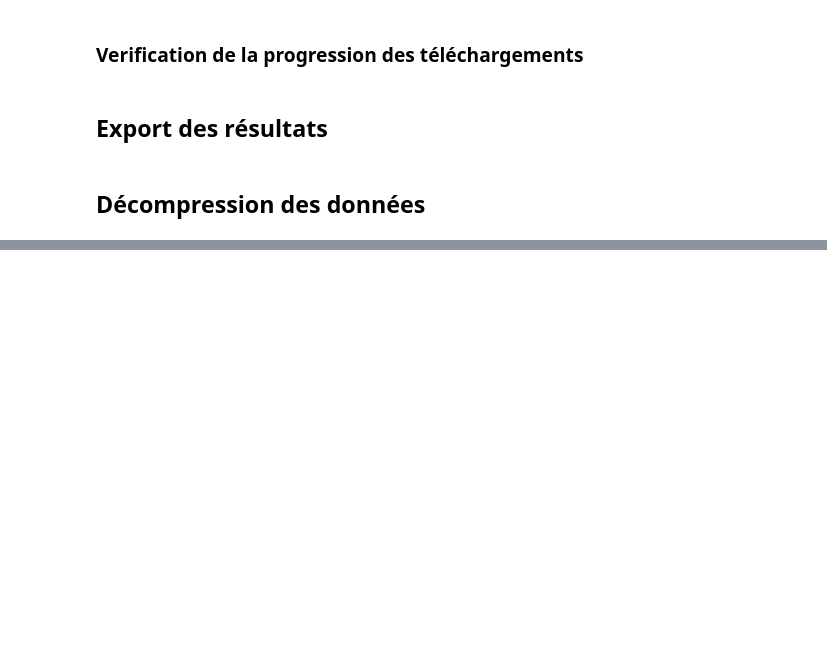
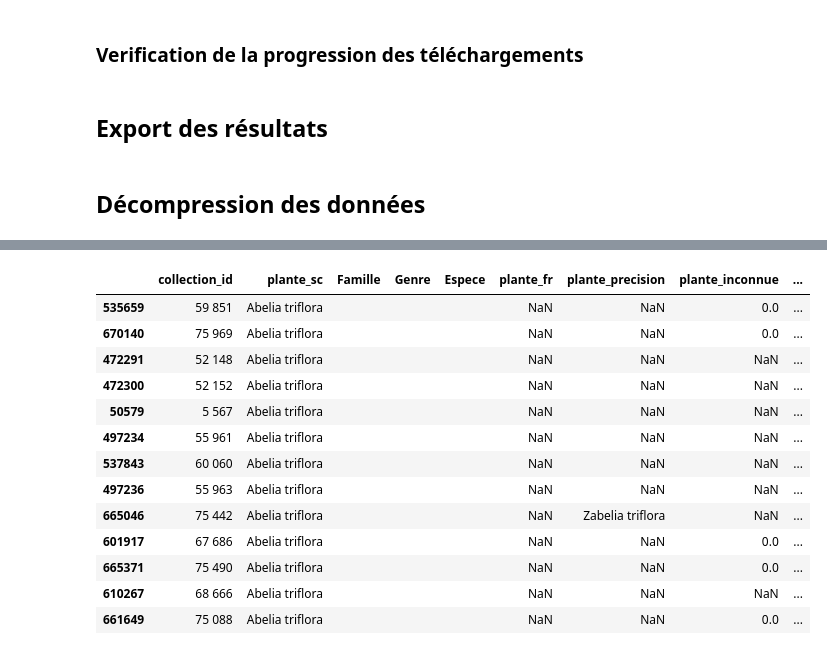
Before and after one commit to juldpnt/fil-rouge-pollinisateurs, a Jupyter notebook: notebooks/plantnet_pipeline.ipynb, the cells around one changed output, grey strips where cells are left out. Saved outputs shown, nothing was run; the diff lists cells and outputs as text; code cells hidden in the pictures; blank space fills up the shorter version.

```diff
--- a/notebooks/plantnet_pipeline.ipynb
+++ b/notebooks/plantnet_pipeline.ipynb
@@ -258,0 +284,9 @@ export_plantes('plantes_precision_unlabelled')
+# %%
+# ajout des colonnes "Famille", "Genre" et "Espece" dans les dataframes longs
+plantes_sc_labelled_long.insert(2, "Famille", "")
+plantes_sc_labelled_long.insert(3, "Genre", "")
+plantes_sc_labelled_long.insert(4, "Espece", "")
+
+plantes_precision_labelled_long.insert(2, "Famille", "")
+plantes_precision_labelled_long.insert(3, "Genre", "")
+plantes_precision_labelled_long.insert(4, "Espece", "")
@@ -258,0 +330,18 @@ export_plantes('plantes_precision_unlabelled')
+# %%
+# lignes du df_long où "plante_sc" vaut "Abelia triflora" la valeur de plante_sc dans le df court
+plantes_sc_labelled_long_POC[plantes_sc_labelled_long_POC["plante_sc"] == plantes_sc_labelled["plante_sc"].iloc[856]]
+# %% [output]
+|  | collection_id | plante_sc | Famille | Genre | Espece | plante_fr | plante_precision | plante_inconnue | ... |
+| 535659 | 59 851 | Abelia triflora |  |  |  | NaN | NaN | 0.0 | ... |
+| 670140 | 75 969 | Abelia triflora |  |  |  | NaN | NaN | 0.0 | ... |
+| 472291 | 52 148 | Abelia triflora |  |  |  | NaN | NaN | NaN | ... |
+| 472300 | 52 152 | Abelia triflora |  |  |  | NaN | NaN | NaN | ... |
+| 50579 | 5 567 | Abelia triflora |  |  |  | NaN | NaN | NaN | ... |
+| 497234 | 55 961 | Abelia triflora |  |  |  | NaN | NaN | NaN | ... |
+| 537843 | 60 060 | Abelia triflora |  |  |  | NaN | NaN | NaN | ... |
+| 497236 | 55 963 | Abelia triflora |  |  |  | NaN | NaN | NaN | ... |
+| 665046 | 75 442 | Abelia triflora |  |  |  | NaN | Zabelia triflora | NaN | ... |
+| 601917 | 67 686 | Abelia triflora |  |  |  | NaN | NaN | 0.0 | ... |
+| 665371 | 75 490 | Abelia triflora |  |  |  | NaN | NaN | 0.0 | ... |
+| 610267 | 68 666 | Abelia triflora |  |  |  | NaN | NaN | NaN | ... |
+| 661649 | 75 088 | Abelia triflora |  |  |  | NaN | NaN | 0.0 | ... |
```
Also changed, not shown: parts of 19 cells of this notebook.
